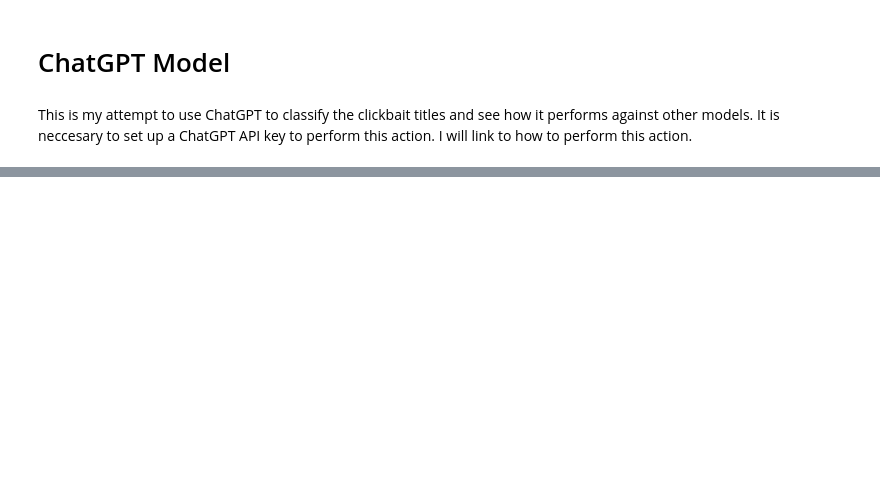
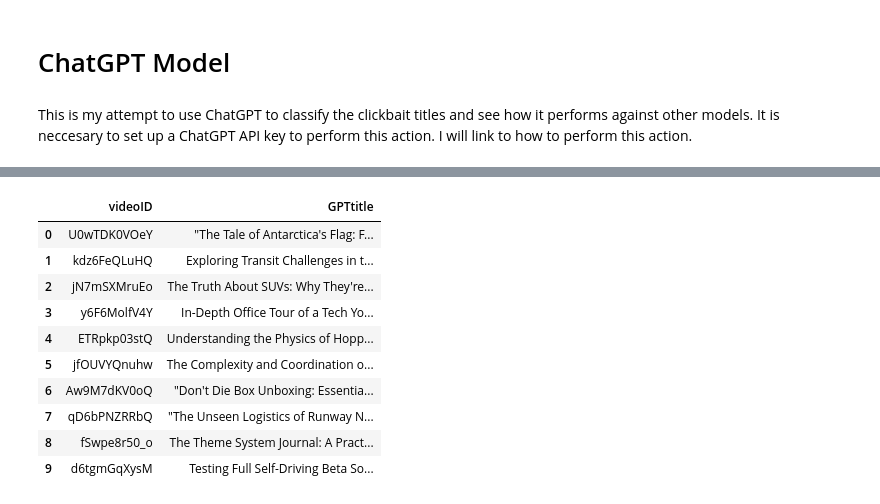
Before and after one commit to seanisthegood/ClickbaitTitles, a Jupyter notebook: Clickbait Titles.ipynb, the cells around one changed output, grey strips where cells are left out. Cells and saved outputs as stored; diff of their text form; code cells hidden in the pictures; blank space fills up the shorter version.

```diff
--- a/Clickbait Titles.ipynb
+++ b/Clickbait Titles.ipynb
@@ -141,0 +472,2 @@ print(response)
+# %%
+gpt_dict = dict(zip(test_ids,gpt_titles))
@@ -141,0 +518,14 @@ print(response)
+# %%
+gpt_title_frame
+# %% [output]
+|  | videoID | GPTtitle |
+| 0 | U0wTDK0VOeY | "The Tale of Antarctica's Flag: F... |
+| 1 | kdz6FeQLuHQ | Exploring Transit Challenges in t... |
+| 2 | jN7mSXMruEo | The Truth About SUVs: Why They're... |
+| 3 | y6F6MolfV4Y | In-Depth Office Tour of a Tech Yo... |
+| 4 | ETRpkp03stQ | Understanding the Physics of Hopp... |
+| 5 | jfOUVYQnuhw | The Complexity and Coordination o... |
+| 6 | Aw9M7dKV0oQ | "Don't Die Box Unboxing: Essentia... |
+| 7 | qD6bPNZRRbQ | "The Unseen Logistics of Runway N... |
+| 8 | fSwpe8r50_o | The Theme System Journal: A Pract... |
+| 9 | d6tgmGqXysM | Testing Full Self-Driving Beta So... |
```
Also changed, not shown: parts of 63 cells of this notebook, 1 other file.
